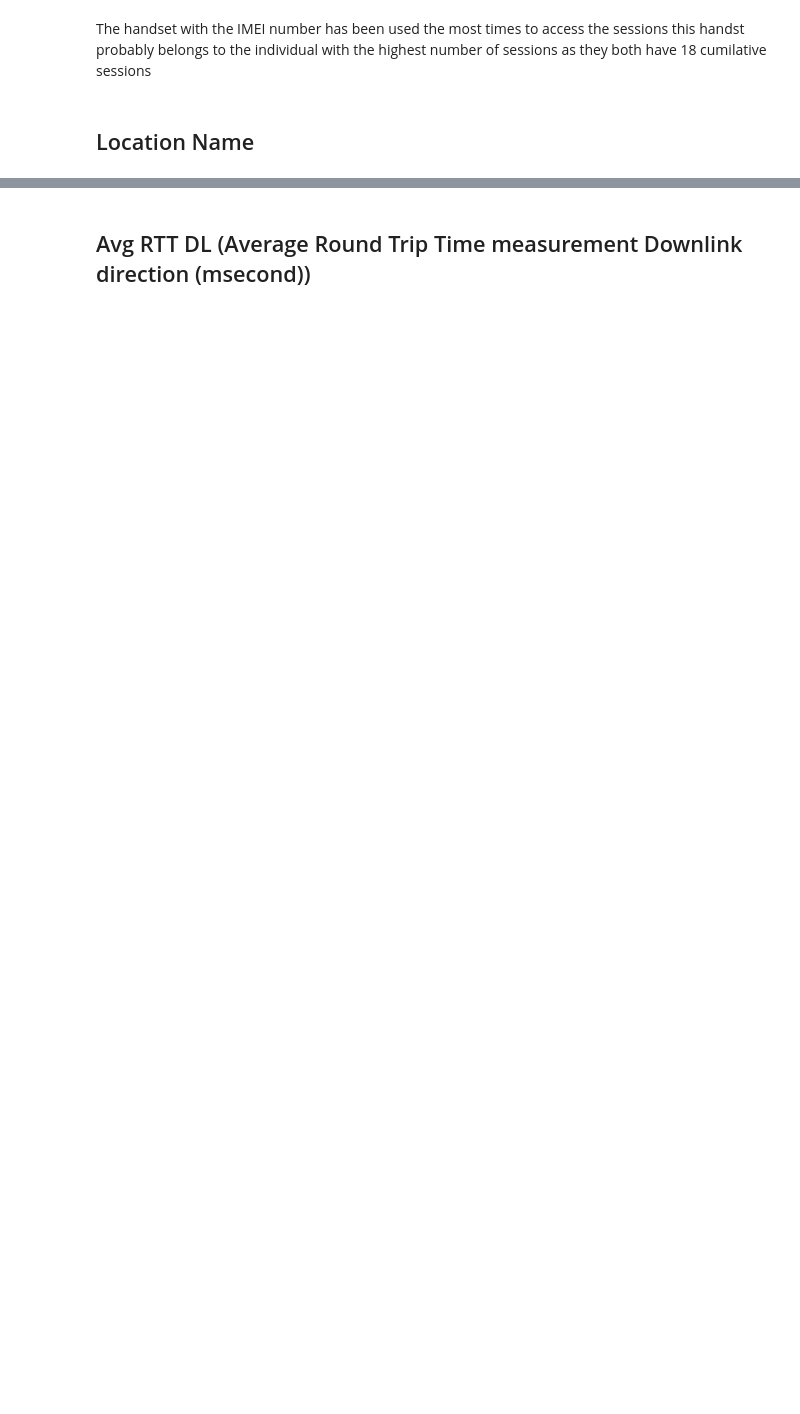
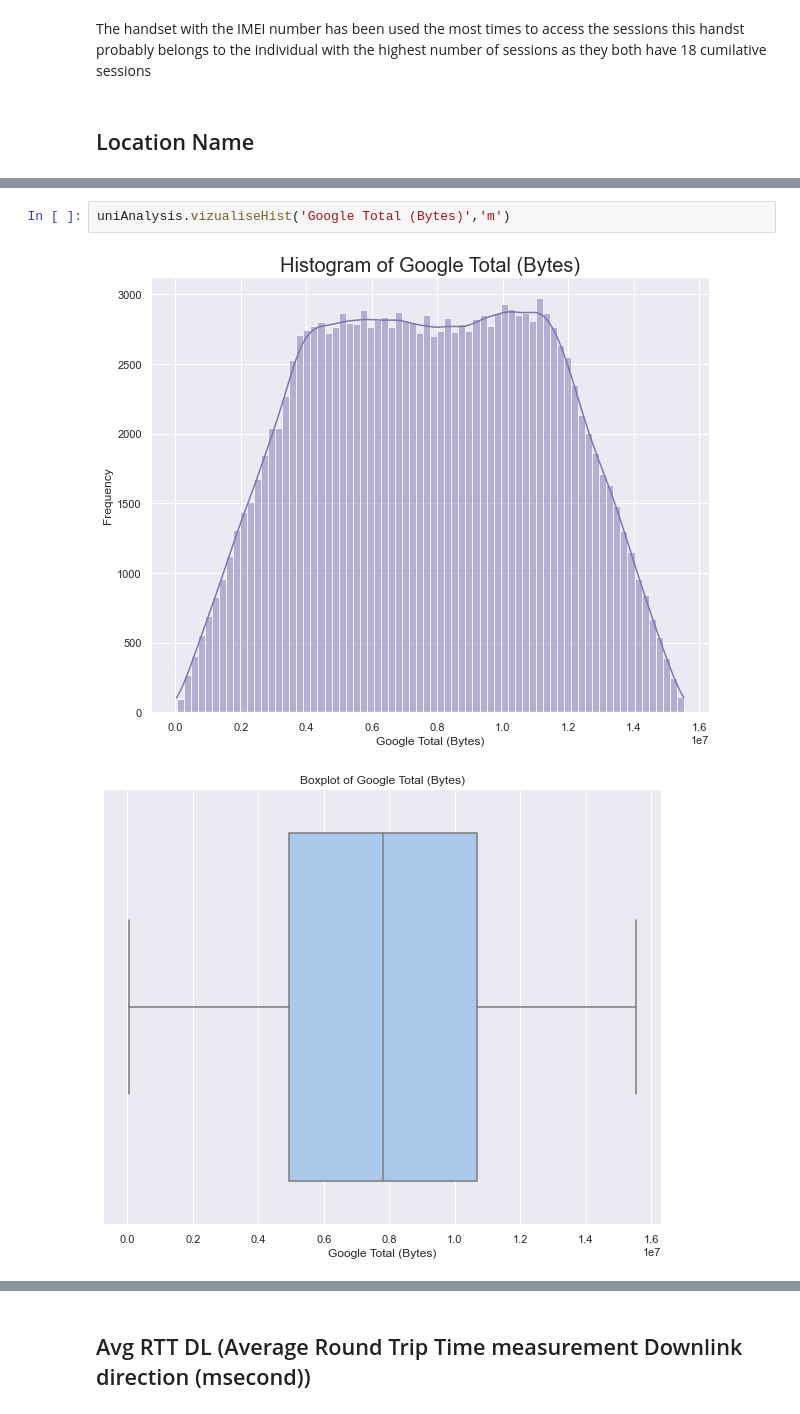
Before and after one commit to Blvisse/10-Academy, a Jupyter notebook: Week1/notebooks/TelecomChallenge.ipynb, the cells around one changed output, grey strips where cells are left out. Cells and saved outputs as stored; diff of their text form; blank space fills up the shorter version.

```diff
--- a/Week1/notebooks/TelecomChallenge.ipynb
+++ b/Week1/notebooks/TelecomChallenge.ipynb
@@ -297,0 +964,5 @@ These are the top 5 locations where users accessed the sessions from. Location c
+# %%
+uniAnalysis.vizualiseHist('Google Total (Bytes)','m')
+# %% [output]
+[figure, added]
+[figure, added]
```
Also changed, not shown: parts of 136 cells of this notebook, 2 other files.
